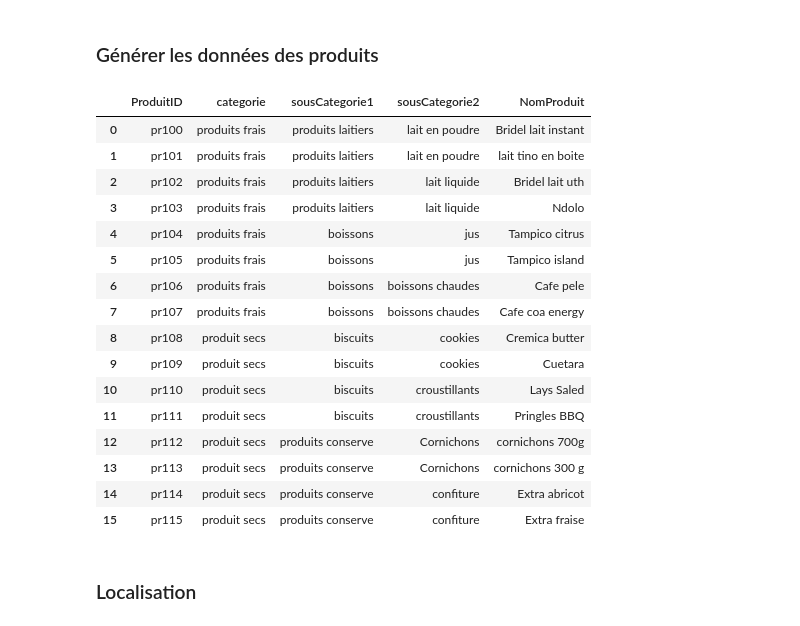
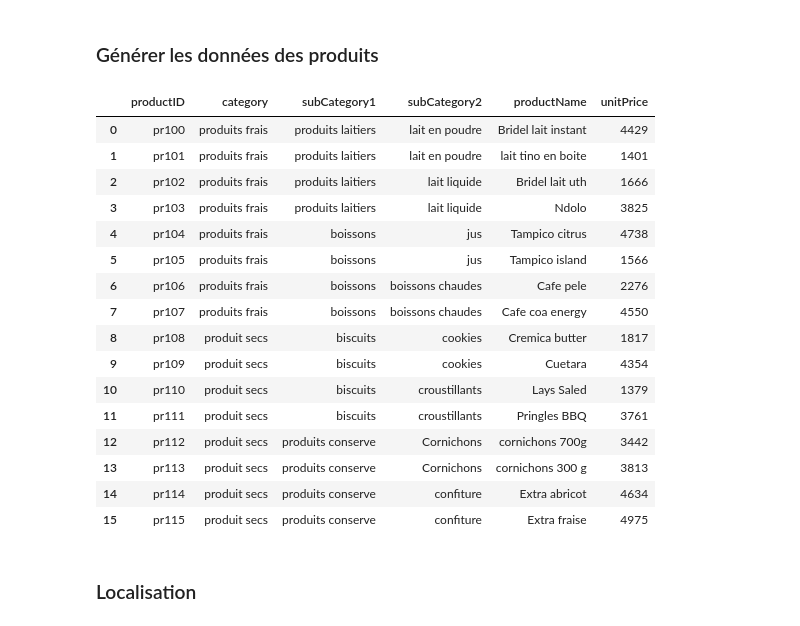
Before and after one commit to Hermann002/use_case_promodis, a Jupyter notebook: notebook/Generate.ipynb, the cells around one changed output. Saved outputs shown, nothing was run; the diff lists cells and outputs as text; code cells hidden in the pictures.

```diff
--- a/notebook/Generate.ipynb
+++ b/notebook/Generate.ipynb
@@ -20,55 +21,56 @@ nom_produit = ['Bridel lait instant', 'lait tino en boite', 'Bridel lait uth', '
 
 cat_produits = {
     "produits frais":{
         "produits laitiers" : ["lait en poudre", "lait liquide"],
         "boissons": ["jus", "boissons chaudes"]
     },
     "produit secs":{
         "biscuits": ["cookies", "croustillants"],
         "produits conserve": ["Cornichons", "confiture"]
     }
 }
 
 data = []
 produitID = 100
 
 for category, sub_level1 in cat_produits.items():
     for sub_cat1, sub_level2 in sub_level1.items():
         for sub_cat2 in sub_level2:
             for i in range(2):
                 produit = nom_produit.pop(0)
                 data.append(
                     {
-                        "ProduitID" : f"pr{produitID}",
-                        "categorie" : category,
-                        "sousCategorie1" : sub_cat1,
-                        "sousCategorie2" : sub_cat2,
-                        "NomProduit" : produit
+                        "productID": f"pr{produitID}",
+                        "category": category,
+                        "subCategory1": sub_cat1,
+                        "subCategory2": sub_cat2,
+                        "productName": produit,
+                        "unitPrice": random.randint(100, 5000)
                     }
                 )
 
                 produitID+=1
 
 df_produit = pd.DataFrame(data)
 df_produit
 # %% [output]
-|  | ProduitID | categorie | sousCategorie1 | sousCategorie2 | NomProduit |
-| 0 | pr100 | produits frais | produits laitiers | lait en poudre | Bridel lait instant |
-| 1 | pr101 | produits frais | produits laitiers | lait en poudre | lait tino en boite |
-| 2 | pr102 | produits frais | produits laitiers | lait liquide | Bridel lait uth |
-| 3 | pr103 | produits frais | produits laitiers | lait liquide | Ndolo |
-| 4 | pr104 | produits frais | boissons | jus | Tampico citrus |
-| 5 | pr105 | produits frais | boissons | jus | Tampico island |
-| 6 | pr106 | produits frais | boissons | boissons chaudes | Cafe pele |
-| 7 | pr107 | produits frais | boissons | boissons chaudes | Cafe coa energy |
-| 8 | pr108 | produit secs | biscuits | cookies | Cremica butter |
-| 9 | pr109 | produit secs | biscuits | cookies | Cuetara |
-| 10 | pr110 | produit secs | biscuits | croustillants | Lays Saled |
-| 11 | pr111 | produit secs | biscuits | croustillants | Pringles BBQ |
-| 12 | pr112 | produit secs | produits conserve | Cornichons | cornichons 700g |
-| 13 | pr113 | produit secs | produits conserve | Cornichons | cornichons 300 g |
-| 14 | pr114 | produit secs | produits conserve | confiture | Extra abricot |
-| 15 | pr115 | produit secs | produits conserve | confiture | Extra fraise |
+|  | productID | category | subCategory1 | subCategory2 | productName | unitPrice |
+| 0 | pr100 | produits frais | produits laitiers | lait en poudre | Bridel lait instant | 4429 |
+| 1 | pr101 | produits frais | produits laitiers | lait en poudre | lait tino en boite | 1401 |
+| 2 | pr102 | produits frais | produits laitiers | lait liquide | Bridel lait uth | 1666 |
+| 3 | pr103 | produits frais | produits laitiers | lait liquide | Ndolo | 3825 |
+| 4 | pr104 | produits frais | boissons | jus | Tampico citrus | 4738 |
+| 5 | pr105 | produits frais | boissons | jus | Tampico island | 1566 |
+| 6 | pr106 | produits frais | boissons | boissons chaudes | Cafe pele | 2276 |
+| 7 | pr107 | produits frais | boissons | boissons chaudes | Cafe coa energy | 4550 |
+| 8 | pr108 | produit secs | biscuits | cookies | Cremica butter | 1817 |
+| 9 | pr109 | produit secs | biscuits | cookies | Cuetara | 4354 |
+| 10 | pr110 | produit secs | biscuits | croustillants | Lays Saled | 1379 |
+| 11 | pr111 | produit secs | biscuits | croustillants | Pringles BBQ | 3761 |
+| 12 | pr112 | produit secs | produits conserve | Cornichons | cornichons 700g | 3442 |
+| 13 | pr113 | produit secs | produits conserve | Cornichons | cornichons 300 g | 3813 |
+| 14 | pr114 | produit secs | produits conserve | confiture | Extra abricot | 4634 |
+| 15 | pr115 | produit secs | produits conserve | confiture | Extra fraise | 4975 |
 # %%
 df_produit.to_parquet("../Data/produit.parquet")
 # %% [markdown]
```
Also changed, not shown: parts of 21 cells of this notebook.
